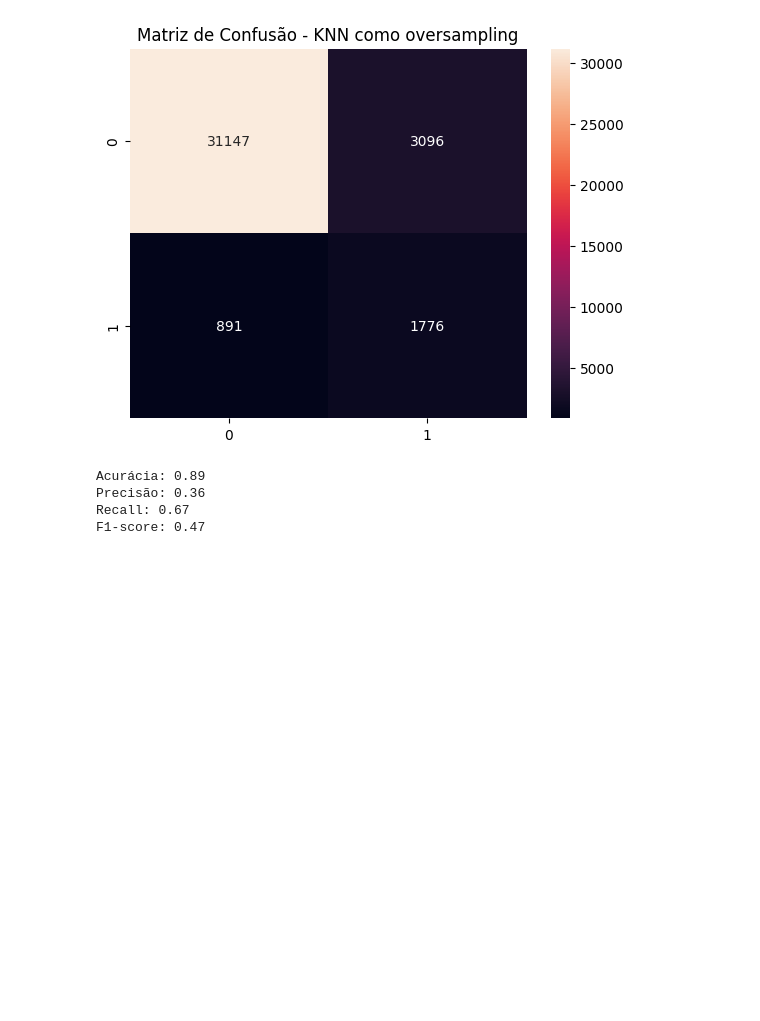
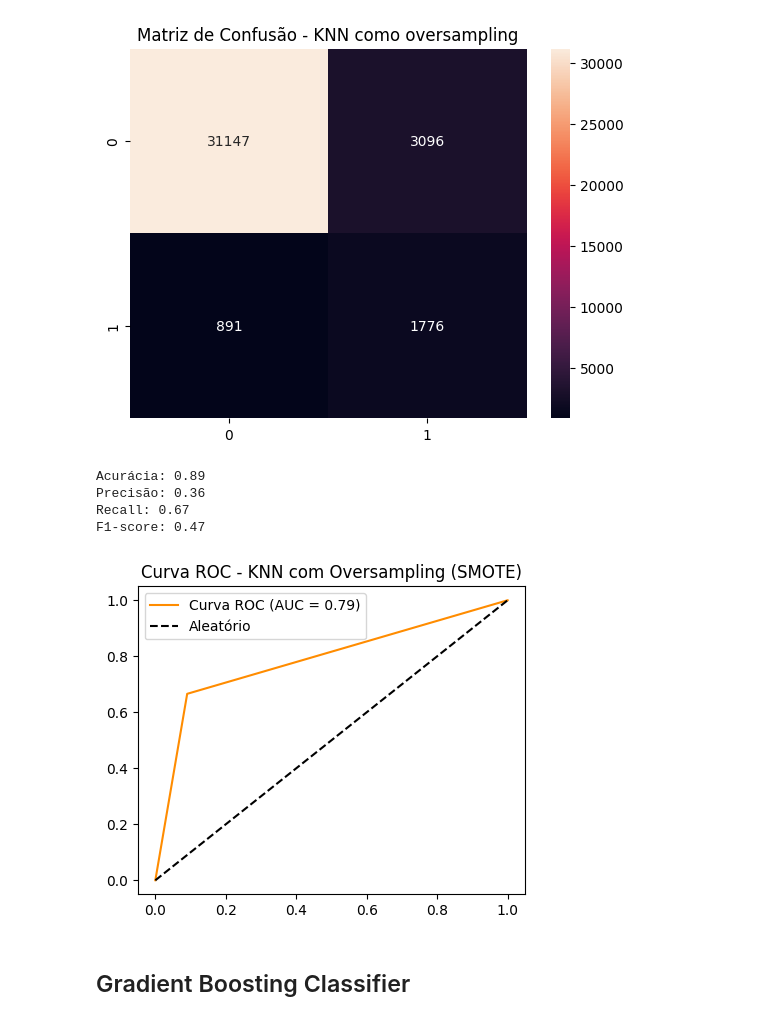
Before and after one commit to Muniz97/Data-Science---Federal-road-accidents---Brazil, a Jupyter notebook: 4 - Model/Federal_Accidents_Model.ipynb, the cells around one changed output. Saved outputs shown, nothing was run; the diff lists cells and outputs as text; code cells hidden in the pictures; blank space fills up the shorter version.

```diff
--- a/4 - Model/Federal_Accidents_Model.ipynb
+++ b/4 - Model/Federal_Accidents_Model.ipynb
@@ -232,7 +233,7 @@ x_train_smote = df_train_smote.drop('obitos', axis = 1)
 y_train_smote = df_train_smote['obitos']
 # %%
 # Criando RandomForestClassifier com base de oversampling
-model_random_smt = RandomForestClassifier(n_estimators= 200, random_state = 1337)
+model_random_smt = RandomForestClassifier(n_estimators= 150, random_state = 1337)
 model_random_smt.fit(x_train_smote,y_train_smote)
 random_smt_predict = model_random_smt.predict(x_test)
 
@@ -299,3 +303,21 @@ Acurácia: 0.89
 Precisão: 0.36
 Recall: 0.67
 F1-score: 0.47
+# %%
+# Curva ROC e AUC
+fpr, tpr, thresholds = roc_curve(y_test, knn_smt_predict)
+
+# Calculando a AUC
+roc_auc = auc(fpr, tpr)
+
+# Plotando a Curva ROC
+plt.figure(figsize=(5, 4))
+plt.plot(fpr, tpr, color='darkorange', label='Curva ROC (AUC = {:.2f})'.format(roc_auc))
+plt.plot([0, 1], [0, 1], color='black', linestyle='--', label='Aleatório')
+plt.title('Curva ROC - KNN com Oversampling (SMOTE)')
+plt.legend()
+plt.show()
+# %% [output]
+[figure, added]
+# %% [markdown]
+## Gradient Boosting Classifier
```
Also changed, not shown: parts of 11 cells of this notebook.
